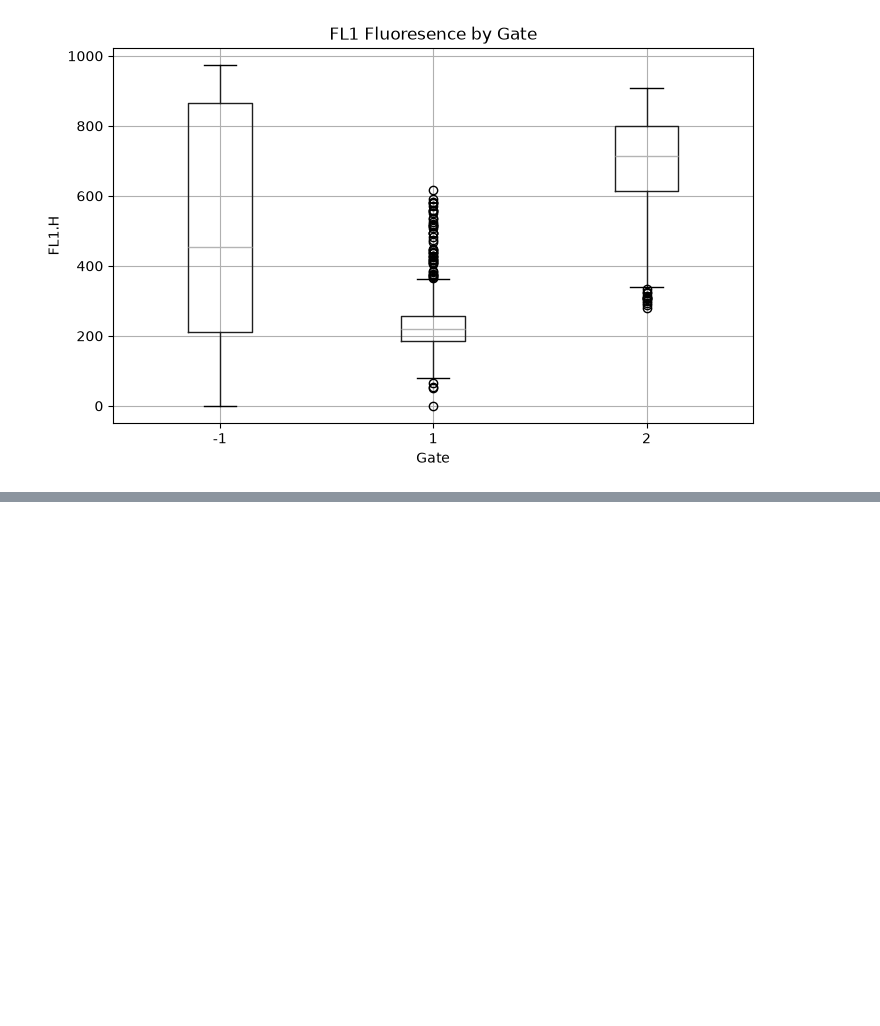
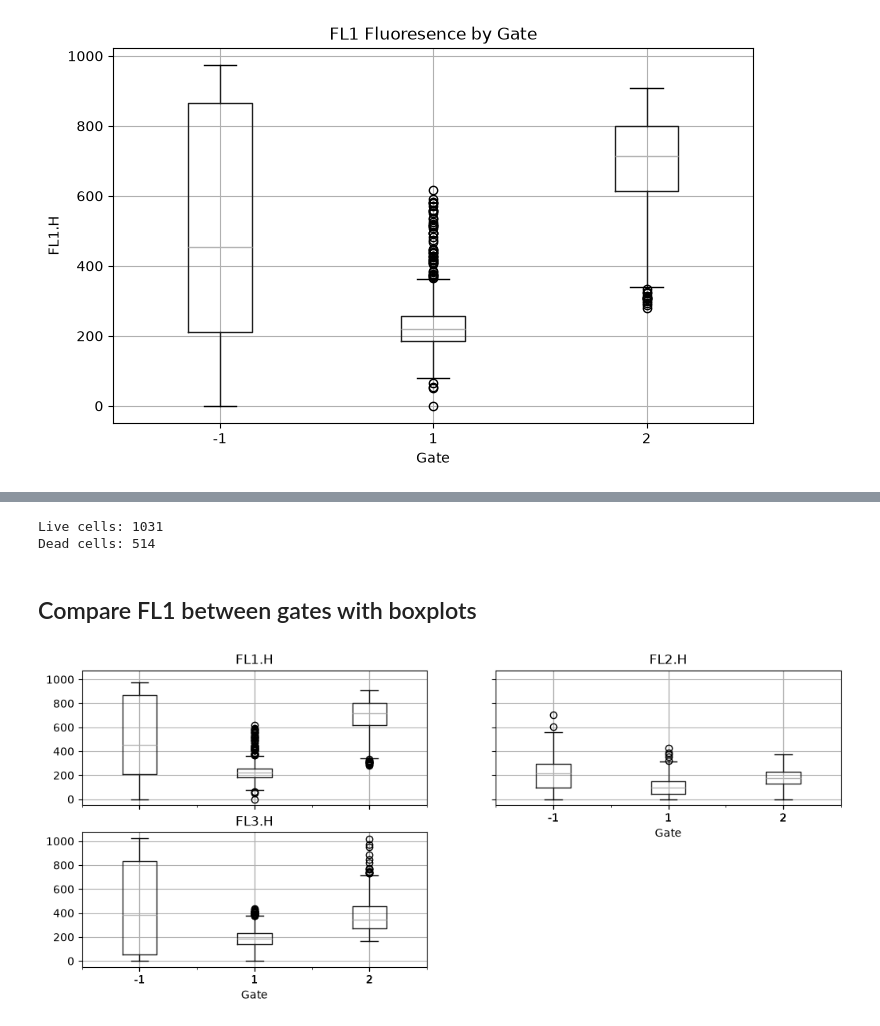
Before and after one commit to dinatonne/testing-kaggle, a Jupyter notebook: flow_cyt_data.ipynb, the cells around one changed output, grey strips where cells are left out. Drawn from its saved outputs; the diff is of its cells as text; code cells hidden in the pictures; blank space fills up the shorter version.

```diff
--- a/flow_cyt_data.ipynb
+++ b/flow_cyt_data.ipynb
@@ -184,0 +197,17 @@ plt.show()
+# %%
+live = df[df['FSC.H'] > 200]
+dead = df[df['FSC.H'] <= 200]
+print(f'Live cells: {len(live)}')
+print(f'Dead cells: {len(dead)}')
+# %% [output]
+Live cells: 1031
+Dead cells: 514
+# %% [markdown]
+## Compare FL1 between gates with boxplots
+# %%
+df.boxplot(column=['FL1.H', 'FL2.H', 'FL3.H'], by='Gate', figsize=(12,5))
+plt.suptitle('')
+plt.title('Fluoresence Channels by Gate')
+plt.show()
+# %% [output]
+[figure, added]
```
Also changed, not shown: parts of 9 cells of this notebook.
